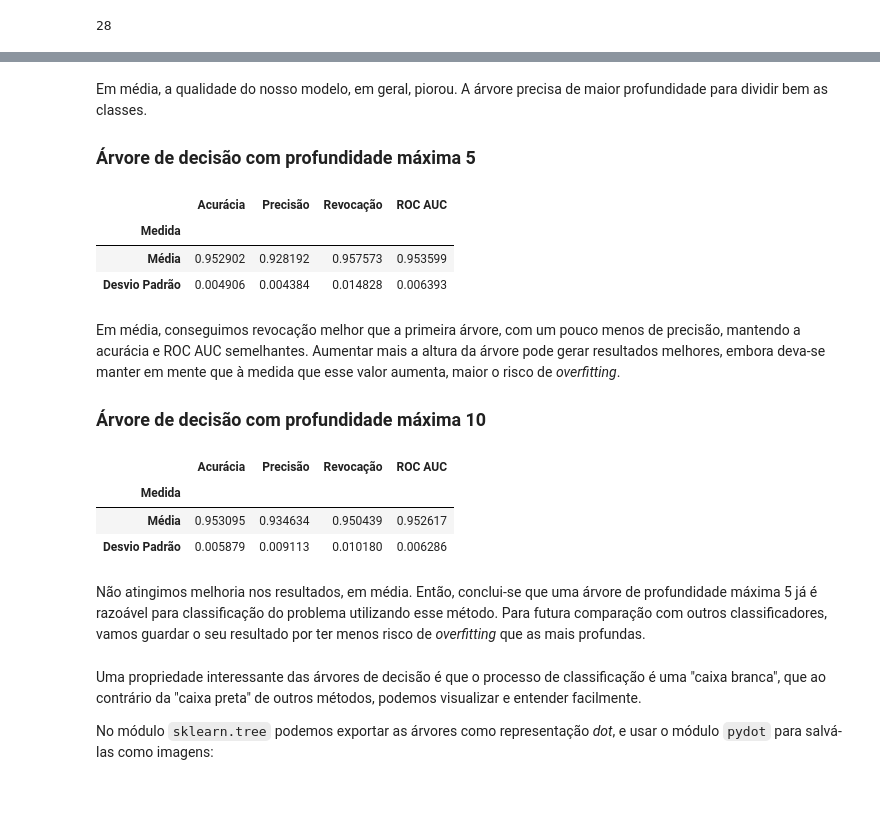
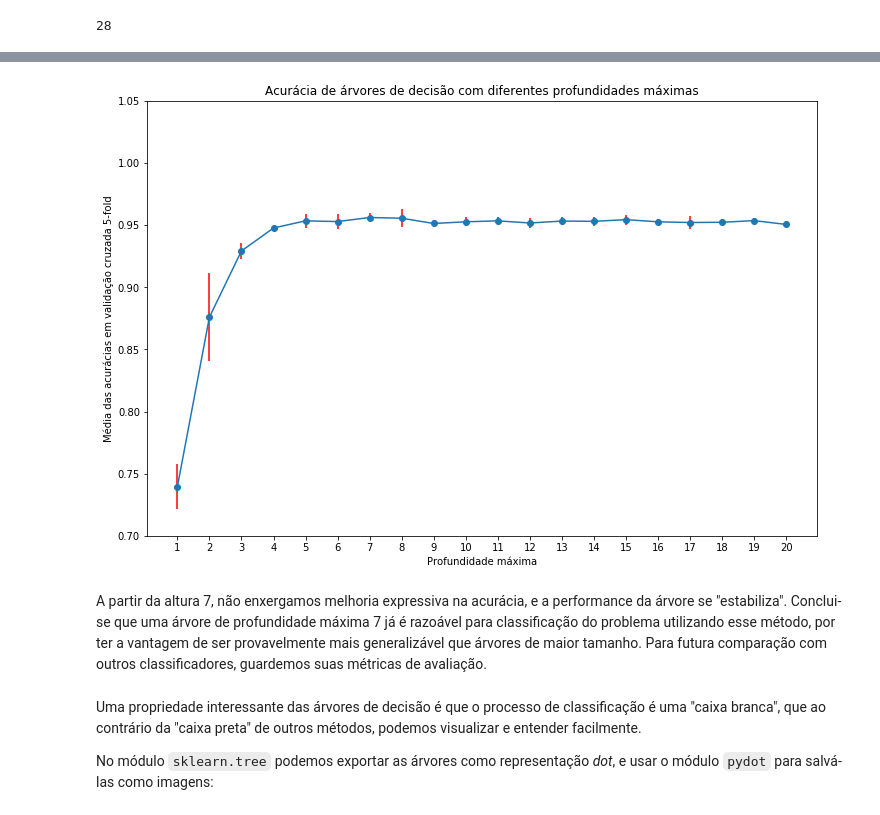
Before and after one commit to marscos/learning_exoplanets, a Jupyter notebook: Aprendizado de Máquina - TP1.ipynb, the cells around one changed output, grey strips where cells are left out. Saved outputs shown, nothing was run; the diff lists cells and outputs as text; code cells hidden in the pictures.

Commit message:
Fix Decision Tree experiments

```diff
--- a/Aprendizado de Máquina - TP1.ipynb
+++ b/Aprendizado de Máquina - TP1.ipynb
@@ -252,12 +252,15 @@ dt_maxdepth.tree_.max_depth
 # %%
-dt_depth3 = tree.DecisionTreeClassifier(max_depth=3)
-depth3_results = []
-trees = []
-for train, test in kfold.split(koi, target):
-    dt_depth3 = dt_depth3.fit(koi.iloc[train], target.iloc[train])
-    y_pred = dt_depth3.predict(koi.iloc[test])
-    depth3_results.append(evaluate_prediction(target[test], y_pred))
-depth3_results = np.array(depth3_results)
-results.loc["Decision Tree"] = [depth3_results.mean(axis=0), depth3_results.std(axis=0)]
-results.loc["Decision Tree"]
+n_experiments = 20
+dt_accuracies = np.zeros((n_experiments, 2))
+dt_results = []
+for n in range(1, n_experiments+1):
+    performance = []
+    for train, test in kfold.split(koi, target):
+        dtree = tree.DecisionTreeClassifier(max_depth=n)
+        dtree = dtree.fit(koi.iloc[train], target.iloc[train])
+        y_pred = dtree.predict(koi.iloc[test])
+        performance.append(evaluate_prediction(target.iloc[test], y_pred))
+    dt_results.append(performance)
+    dt_accuracies[n-1] = [np.array(performance).mean(axis=0)[0], np.array(performance).std(axis=0)[0]]
+dt_accuracies
 # %% [output]
@@ -268,43 +287,13 @@ results.loc["Decision Tree"]
-# %% [markdown]
-Em média, a qualidade do nosso modelo, em geral, piorou. A árvore precisa de maior profundidade para dividir bem as classes.
-
-### Árvore de decisão com profundidade máxima 5
-# %%
-dt_depth5 = tree.DecisionTreeClassifier(max_depth=5)
-depth5_results = []
-trees = []
-for train, test in kfold.split(koi, target):
-    dt_depth5 = dt_depth5.fit(koi.iloc[train], target.iloc[train])
-    y_pred = dt_depth5.predict(koi.iloc[test])
-    depth5_results.append(evaluate_prediction(target[test], y_pred))
-depth5_results = np.array(depth5_results)
-results.loc["Decision Tree"] = [depth5_results.mean(axis=0), depth5_results.std(axis=0)]
-results.loc["Decision Tree"]
-# %% [output]
-|  | Acurácia | Precisão | Revocação | ROC AUC |
-| Medida |  |  |  |  |
-| Média | 0.952902 | 0.928192 | 0.957573 | 0.953599 |
-| Desvio Padrão | 0.004906 | 0.004384 | 0.014828 | 0.006393 |
-# %% [markdown]
-Em média, conseguimos revocação melhor que a primeira árvore, com um pouco menos de precisão, mantendo a acurácia e ROC AUC semelhantes. Aumentar mais a altura da árvore pode gerar resultados melhores, embora deva-se manter em mente que à medida que esse valor aumenta, maior o risco de _overfitting_.
-
-### Árvore de decisão com profundidade máxima 10
-# %%
-dt_depth10 = tree.DecisionTreeClassifier(max_depth=10)
-depth10_results = []
-trees = []
-for train, test in kfold.split(koi, target):
-    dt_depth10 = dt_depth10.fit(koi.iloc[train], target.iloc[train])
-    y_pred = dt_depth10.predict(koi.iloc[test])
-    depth10_results.append(evaluate_prediction(target[test], y_pred))
-depth10_results = np.array(depth10_results)
-results.loc["Decision Tree"] = [depth10_results.mean(axis=0), depth10_results.std(axis=0)]
-results.loc["Decision Tree"]
-# %% [output]
-|  | Acurácia | Precisão | Revocação | ROC AUC |
-| Medida |  |  |  |  |
-| Média | 0.953095 | 0.934634 | 0.950439 | 0.952617 |
-| Desvio Padrão | 0.005879 | 0.009113 | 0.010180 | 0.006286 |
+# %%
+plt.figure(figsize=(12,8))
+plt.errorbar(range(1, n_experiments+1), dt_accuracies.T[0], dt_accuracies.T[1], marker='o', ecolor='r')
+plt.title("Acurácia de árvores de decisão com diferentes profundidades máximas")
+plt.xlabel("Profundidade máxima")
+plt.ylabel("Média das acurácias em validação cruzada 5-fold")
+plt.xticks(range(1,n_experiments+1))
+plt.yticks(np.arange(0.7,1.05,0.05));
+# %% [output]
+[figure, added]
 # %% [markdown]
-Não atingimos melhoria nos resultados, em média. Então, conclui-se que uma árvore de profundidade máxima 5 já é razoável para classificação do problema utilizando esse método. Para futura comparação com outros classificadores, vamos guardar o seu resultado por ter menos risco de _overfitting_ que as mais profundas.
+A partir da altura 7, não enxergamos melhoria expressiva na acurácia, e a performance da árvore se "estabiliza". Conclui-se que uma árvore de profundidade máxima 7 já é razoável para classificação do problema utilizando esse método, por ter a vantagem de ser provavelmente mais generalizável que árvores de maior tamanho. Para futura comparação com outros classificadores, guardemos suas métricas de avaliação.
 # %%
```
Also changed, not shown: parts of 5 cells of this notebook, 5 other files.
